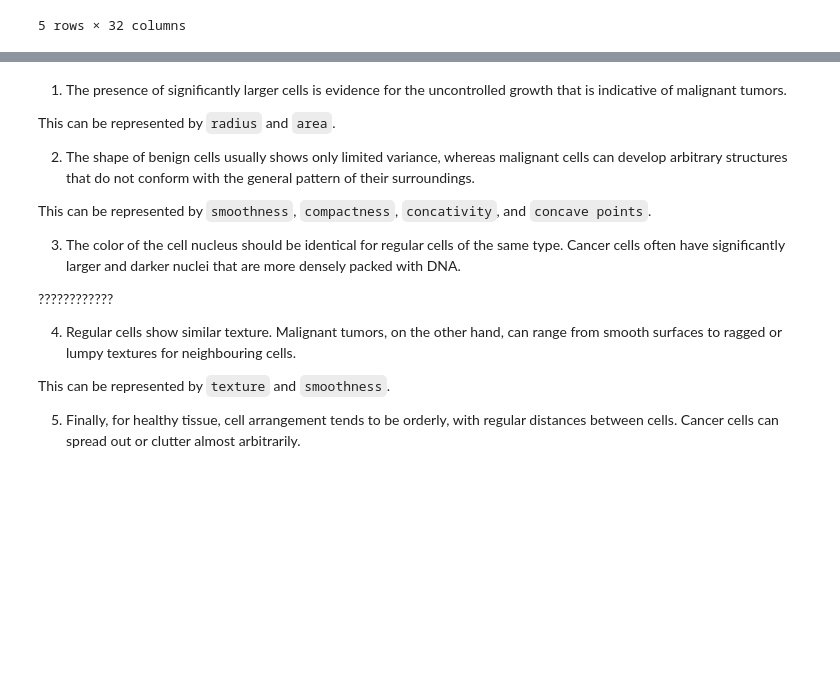
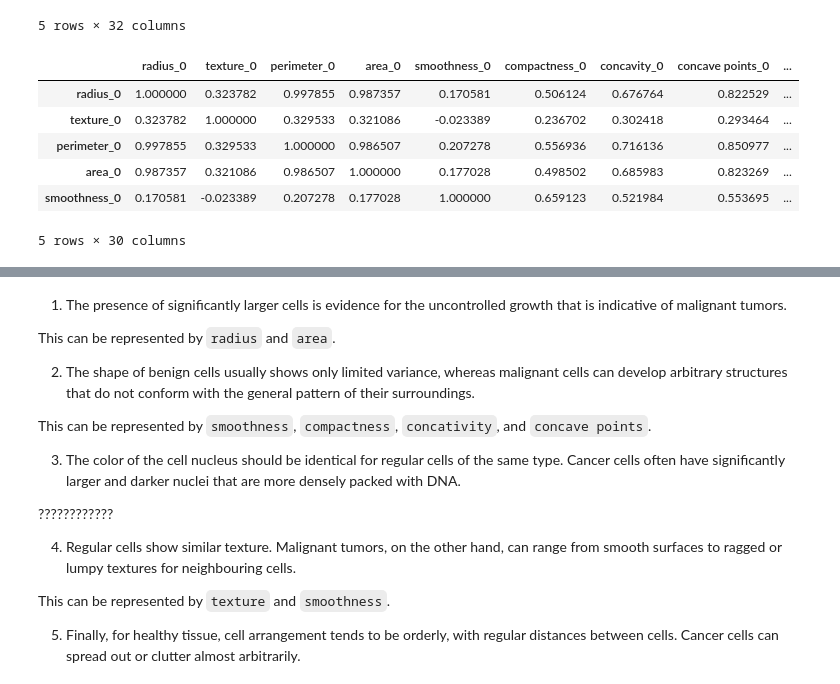
Before and after one commit to lucamodica/design-of-ai-systems--chalmers, a Jupyter notebook: assignments/4-diagnostic-systems/4-diagnostic-systems.ipynb, the cells around one changed output, grey strips where cells are left out. Saved outputs shown, nothing was run; the diff lists cells and outputs as text; code cells hidden in the pictures; blank space fills up the shorter version.

```diff
--- a/assignments/4-diagnostic-systems/4-diagnostic-systems.ipynb
+++ b/assignments/4-diagnostic-systems/4-diagnostic-systems.ipynb
@@ -32,3 +32,15 @@ df.head()
 | 3 | 84348301 | 1 | 11.42 | 20.38 | 77.58 | 386.1 | 0.14250 | 0.28390 | ... |
 | 4 | 84358402 | 1 | 20.29 | 14.34 | 135.10 | 1297.0 | 0.10030 | 0.13280 | ... |
 5 rows × 32 columns
+# %%
+dff = df.drop(['id', 'malignant'], axis=1)
+corr_df = dff.corr()
+corr_df.head()
+# %% [output]
+|  | radius_0 | texture_0 | perimeter_0 | area_0 | smoothness_0 | compactness_0 | concavity_0 | concave points_0 | ... |
+| radius_0 | 1.000000 | 0.323782 | 0.997855 | 0.987357 | 0.170581 | 0.506124 | 0.676764 | 0.822529 | ... |
+| texture_0 | 0.323782 | 1.000000 | 0.329533 | 0.321086 | -0.023389 | 0.236702 | 0.302418 | 0.293464 | ... |
+| perimeter_0 | 0.997855 | 0.329533 | 1.000000 | 0.986507 | 0.207278 | 0.556936 | 0.716136 | 0.850977 | ... |
+| area_0 | 0.987357 | 0.321086 | 0.986507 | 1.000000 | 0.177028 | 0.498502 | 0.685983 | 0.823269 | ... |
+| smoothness_0 | 0.170581 | -0.023389 | 0.207278 | 0.177028 | 1.000000 | 0.659123 | 0.521984 | 0.553695 | ... |
+5 rows × 30 columns
```
Also changed, not shown: parts of 21 cells of this notebook.
